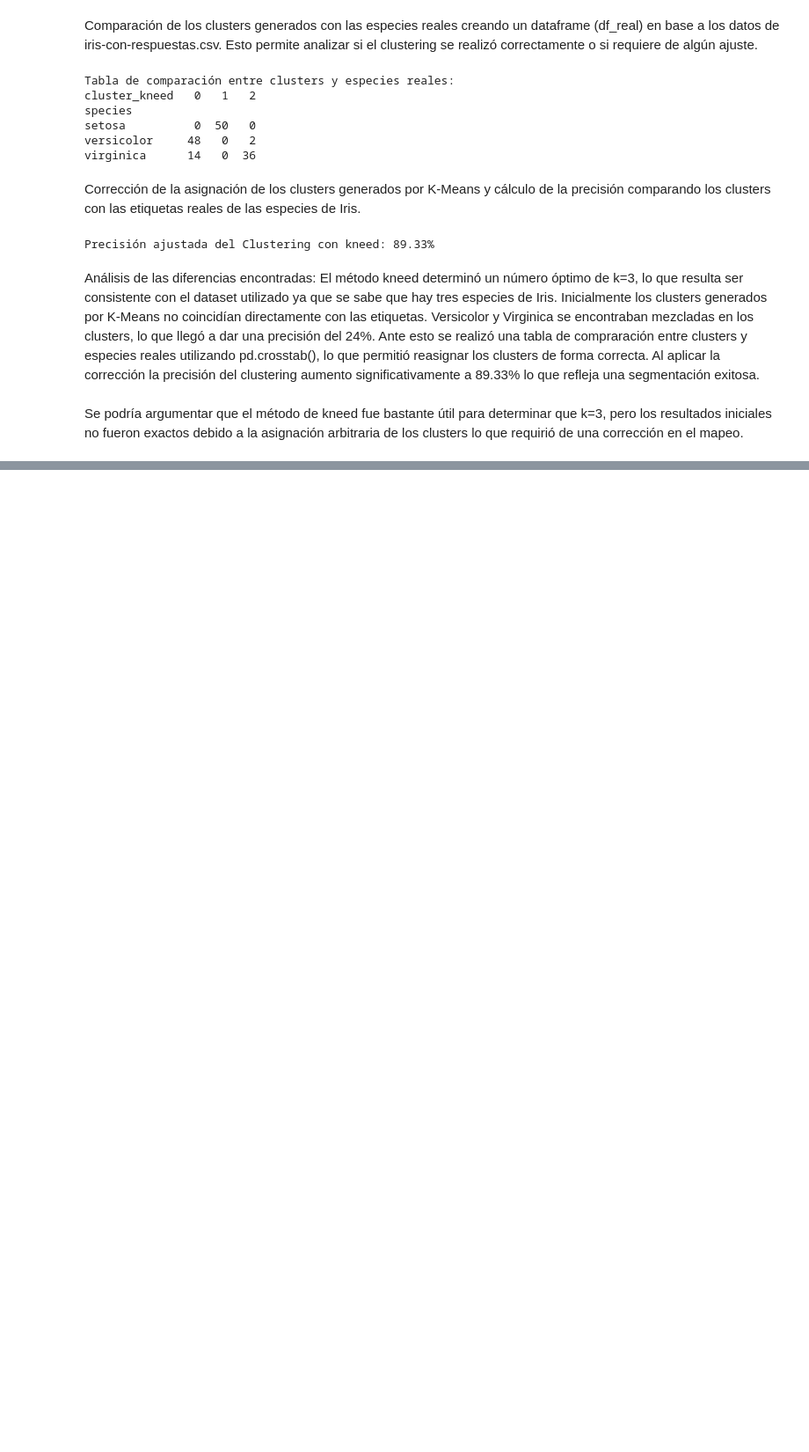
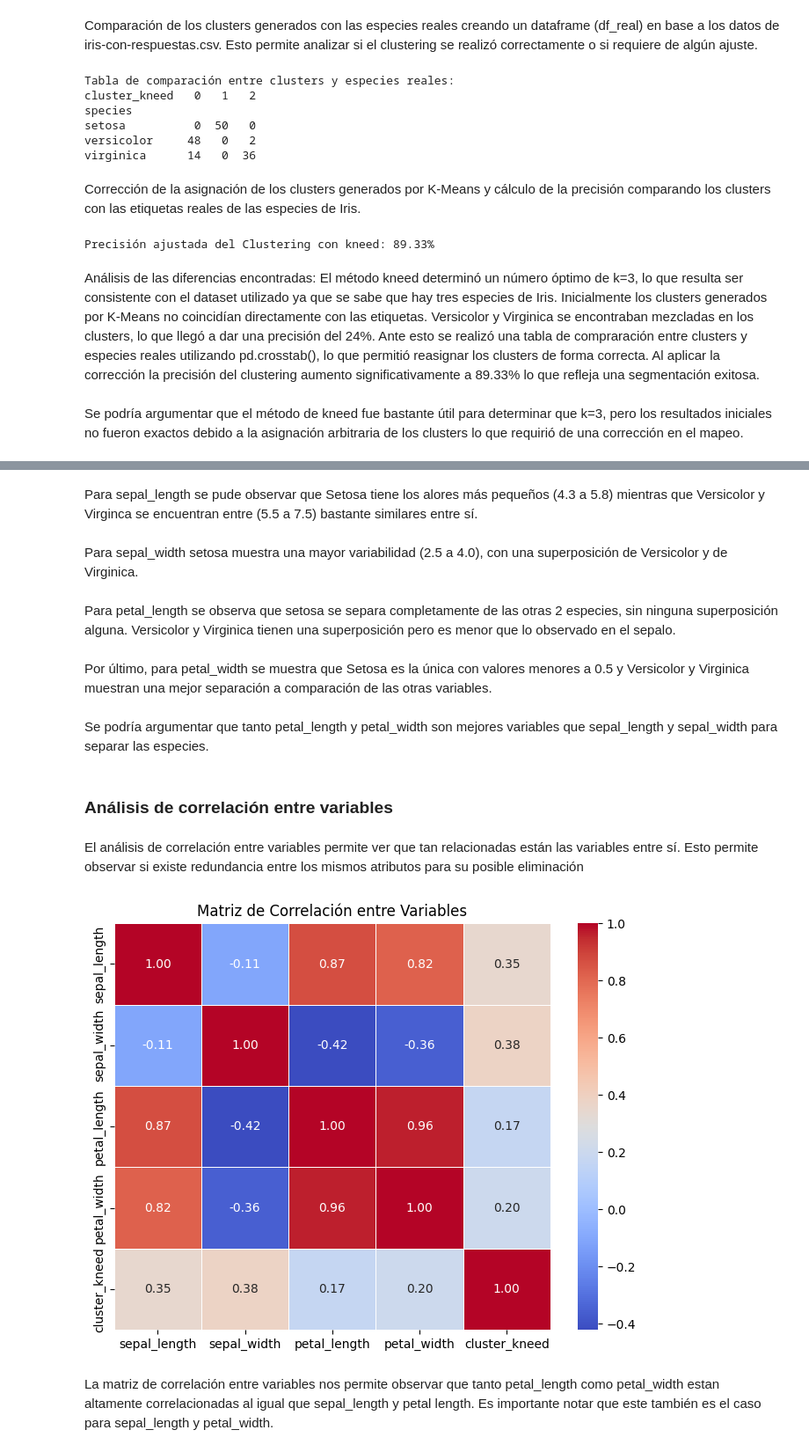
Before and after one commit to tsc221645/CC3074_HT2, a Jupyter notebook: analisis_ht2.ipynb, the cells around one changed output, grey strips where cells are left out. Shown at 88% size. Cells and saved outputs as stored; diff of their text form; code cells hidden in the pictures; blank space fills up the shorter version.

```diff
--- a/analisis_ht2.ipynb
+++ b/analisis_ht2.ipynb
@@ -320,0 +324,27 @@ Se podría argumentar que el método de kneed fue bastante útil para determinar
+# %% [markdown]
+Para sepal_length se pude observar que Setosa tiene los alores más pequeños (4.3 a 5.8) mientras que Versicolor y Virginca se encuentran entre (5.5 a 7.5) bastante similares entre sí.
+# %% [markdown]
+Para sepal_width setosa muestra una mayor variabilidad (2.5 a 4.0), con una superposición de Versicolor y de Virginica.
+# %% [markdown]
+Para petal_length se observa que setosa se separa completamente de las otras 2 especies, sin ninguna superposición alguna. Versicolor y Virginica tienen una superposición pero es menor que lo observado en el sepalo.
+# %% [markdown]
+Por último, para petal_width se muestra que Setosa es la única con valores menores a 0.5 y Versicolor y Virginica muestran una mejor separación a comparación de las otras variables.
+# %% [markdown]
+Se podría argumentar que tanto petal_length y petal_width son mejores variables que sepal_length y sepal_width para separar las especies.
+# %% [markdown]
+### Análisis de correlación entre variables
+# %% [markdown]
+El análisis de correlación entre variables permite ver que tan relacionadas están las variables entre sí. Esto permite observar si existe redundancia entre los mismos atributos para su posible eliminación
+# %%
+
+
+# Convertir todas las columnas a su tipo correcto y eliminar variables no numéricas
+df_corr = df_real.select_dtypes(include=['number'])
+plt.figure(figsize=(8,6))
+sns.heatmap(df_corr.corr(), annot=True, cmap="coolwarm", fmt=".2f", linewidths=0.5)
+plt.title("Matriz de Correlación entre Variables")
+plt.show()
+# %% [output]
+[figure, added]
+# %% [markdown]
+La matriz de correlación entre variables nos permite observar que tanto petal_length como petal_width estan altamente correlacionadas al igual que sepal_length y petal length. Es importante notar que este también es el caso para sepal_length y petal_width.
```
Also changed, not shown: parts of 18 cells of this notebook.
